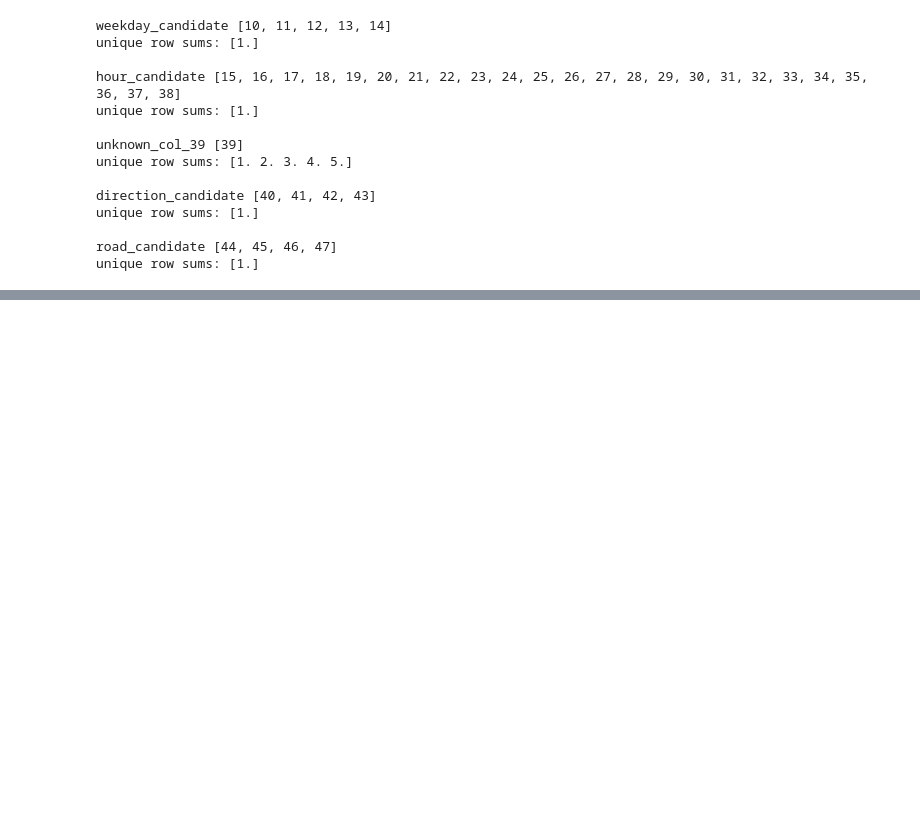
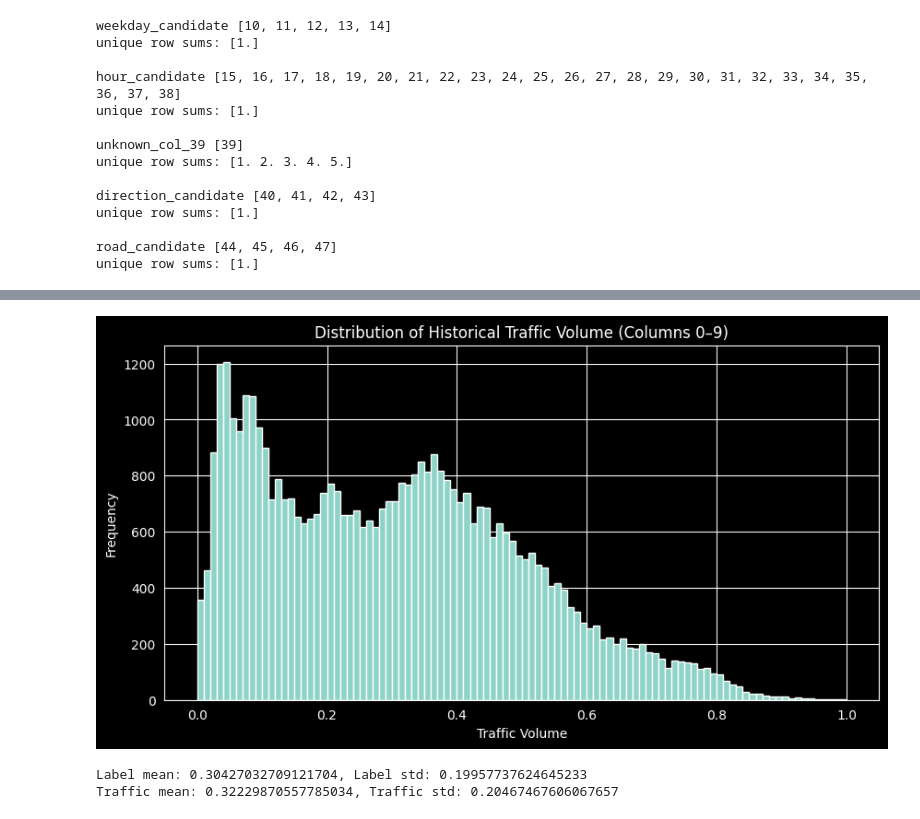
Before and after one commit to robin-szy/machine-learning-course-projects, a Jupyter notebook: Traffic_Forecast/Data_Exploration.ipynb, the cells around one changed output, grey strips where cells are left out. Saved outputs shown, nothing was run; the diff lists cells and outputs as text; code cells hidden in the pictures; blank space fills up the shorter version.

```diff
--- a/Traffic_Forecast/Data_Exploration.ipynb
+++ b/Traffic_Forecast/Data_Exploration.ipynb
@@ -173,0 +198,16 @@ nx.draw(G)
+# %%
+plt.figure(figsize=(10,5))
+plt.hist(Y_train.reshape(-1), bins=100)
+plt.title("Distribution of Historical Traffic Volume (Columns 0–9)")
+plt.xlabel("Traffic Volume")
+plt.ylabel("Frequency")
+plt.show()
+# %% [output]
+[figure, added]
+# %%
+std_label, std_mean = Y_train.reshape(-1).std(), Y_train.reshape(-1).mean()
+print(f"Label mean: {std_mean}, Label std: {std_label}")
+print(f"Traffic mean: {mean_traf}, Traffic std: {std_traf}")
+# %% [output]
+Label mean: 0.30427032709121704, Label std: 0.19957737624645233
+Traffic mean: 0.32229870557785034, Traffic std: 0.20467467606067657
```
Also changed, not shown: parts of 12 cells of this notebook, 1 other file.
